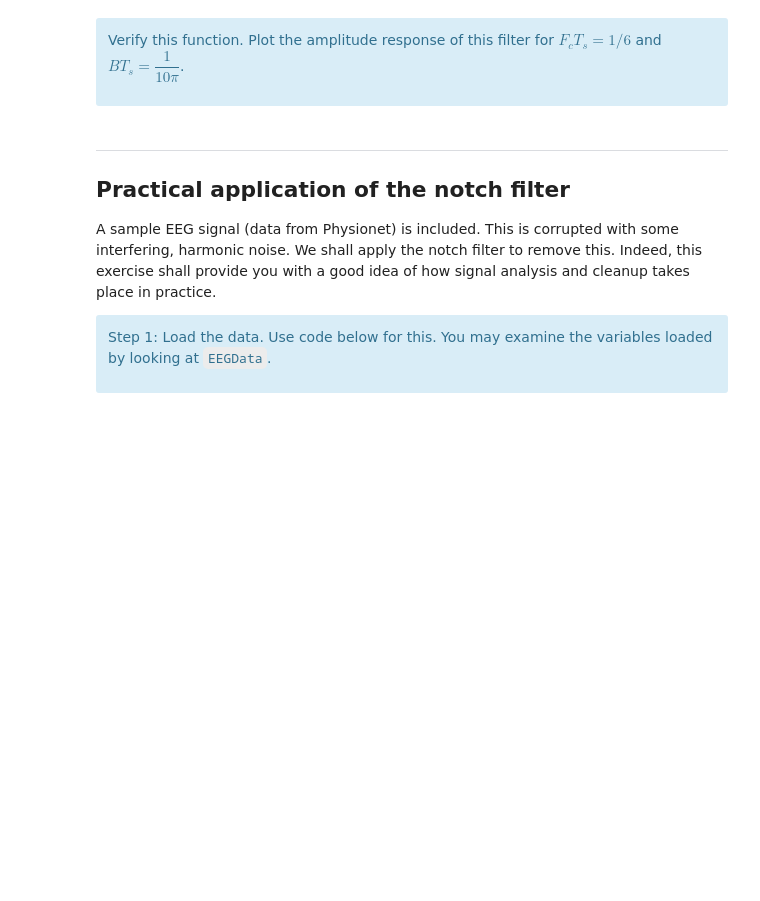
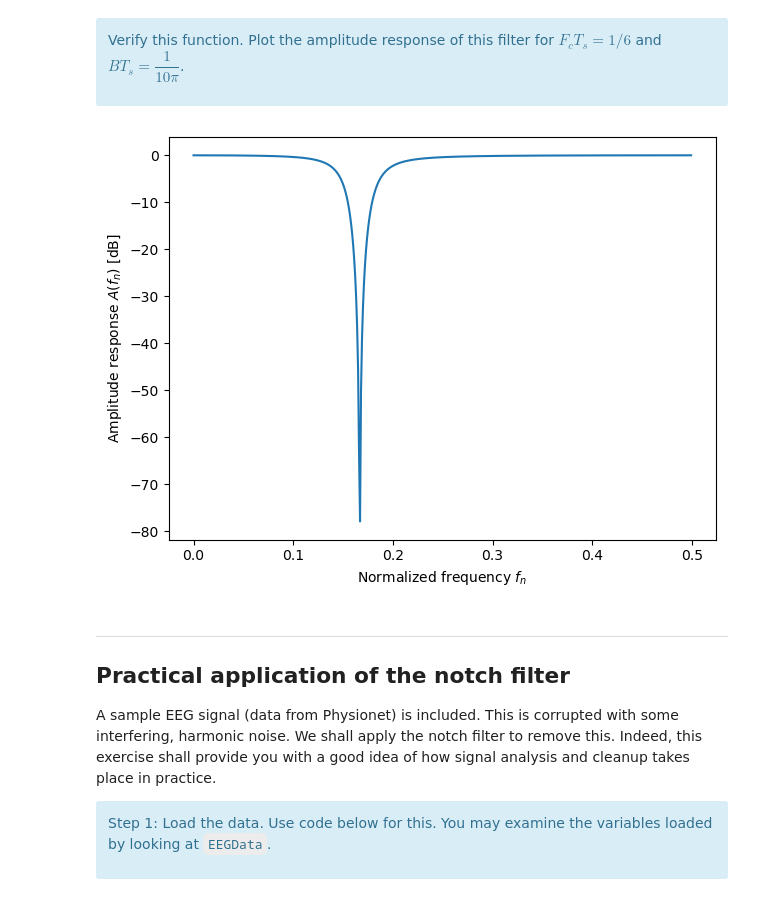
Before and after one commit to mrcocolinho/MSPS-Assignments, a Jupyter notebook: Notebooks/Assignment 3/ex03.ipynb, the cells around one changed output. Cells and saved outputs as stored; diff of their text form; code cells hidden in the pictures; blank space fills up the shorter version.

```diff
--- a/Notebooks/Assignment 3/ex03.ipynb
+++ b/Notebooks/Assignment 3/ex03.ipynb
@@ -520,7 +529,7 @@ Where `FcTs` is the frequency you want to suppress and `BTs` represents the 3-dB
 # Defining the notch filter here.
 def NotchFilter(FcTs,BTs):
     Q = FcTs/BTs
-    Bz,Az = signal.iirnotch(F0Ts,Q=Q,fs=1)
+    Bz,Az = signal.iirnotch(FcTs,Q=Q,fs=1)
     return Bz,Az
 # %% [markdown]
 <div class="alert alert-info">
@@ -533,3 +539,25 @@ Verify this function. Plot the amplitude response of this filter for $F_cT_s = 1
+# %%
+# Verify your design for the above specifications (use the frequency response)
+Bz, Az = NotchFilter(1/6,1/(10*np.pi))
+
+#frequency response
+omega, H = signal.freqz(Bz, Az)
+
+# normalized frequency
+f = omega/(2*np.pi)
+
+# amplitude and phase response
+A, phi = 20*np.log(np.abs(H)/np.max(np.abs(H))), np.angle(H, deg = True)
+
+# plotting amplitude
+plt.plot(f, A)
+plt.ylabel('Amplitude response $A(f_n)$ [dB]')
+plt.xlabel('Normalized frequency $f_n$')
+
+plt.tight_layout()
+plt.show()
+# %% [output]
+[figure, added]
 # %% [markdown]
 ---------------------
 ## Practical application of the notch filter
```
Also changed, not shown: parts of 11 cells of this notebook.
